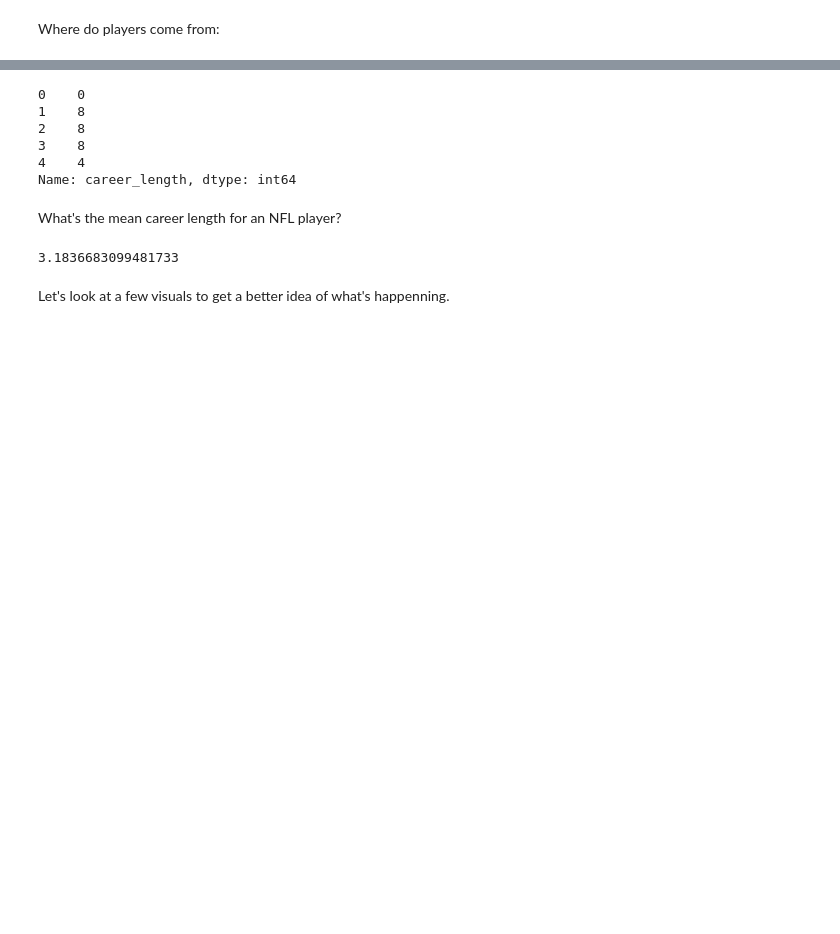
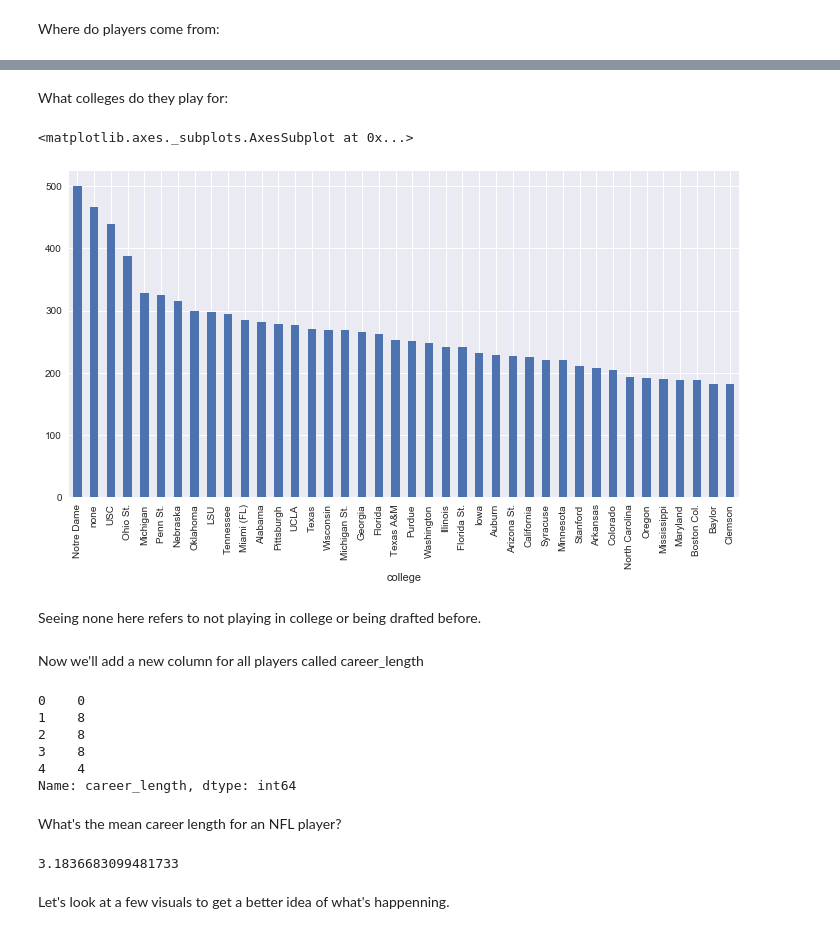
Before and after one commit to bennettjs/springboard, a Jupyter notebook: NFL player EDA.ipynb, the cells around one changed output, grey strips where cells are left out. Saved outputs shown, nothing was run; the diff lists cells and outputs as text; code cells hidden in the pictures; blank space fills up the shorter version.

```diff
--- a/NFL player EDA.ipynb
+++ b/NFL player EDA.ipynb
@@ -50,3 +48,15 @@ Add a new column for career length:
+# %% [markdown]
+What colleges do they play for:
+# %%
+players_by_college = players.groupby(players.college).size()
+players_by_college.sort_values(ascending=False).head(40).plot(kind='bar', figsize=(12,6))
+# %% [output]
+<matplotlib.axes._subplots.AxesSubplot at 0x...>
+[figure, added]
+# %% [markdown]
+Seeing none here refers to not playing in college or being drafted before.
+# %% [markdown]
+Now we'll add a new column for all players called career_length
 # %%
 players['career_length'] = players.year_end - players.year_start
 players.career_length.head()
```
Also changed, not shown: parts of 60 cells of this notebook.
